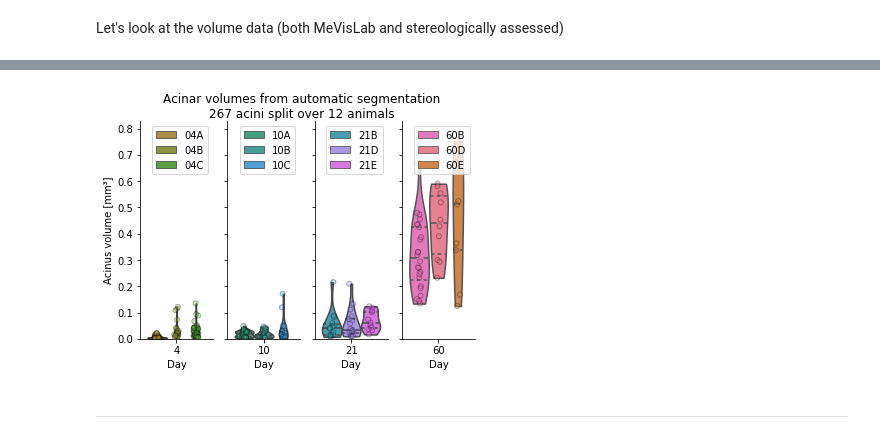
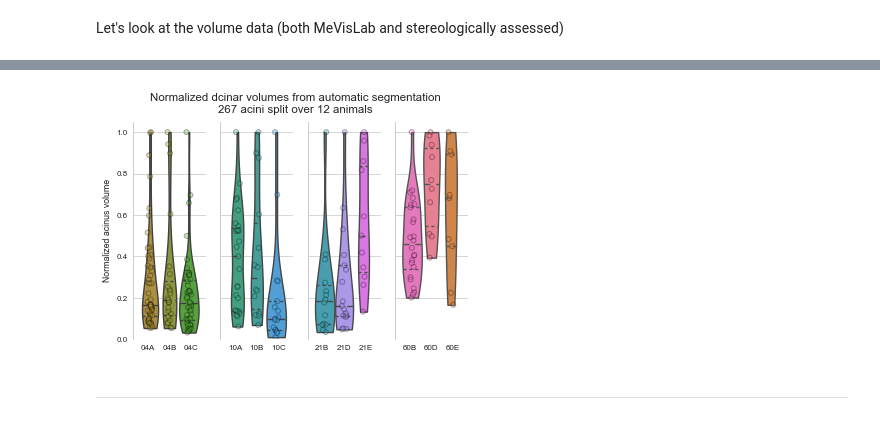
Before and after one commit to habi/acinar-analysis, a Jupyter notebook: Analysis.ipynb, the cells around one changed output, grey strips where cells are left out. Cells and saved outputs as stored; diff of their text form; code cells hidden in the pictures.

```diff
--- a/Analysis.ipynb
+++ b/Analysis.ipynb
@@ -419,6 +422,11 @@ Saved counts to Output/66a9b65/authorea_counts.csv
 # The dictionary palette setting is based on the comments in https://stackoverflow.com/q/36554075/323100
 ourcolors = seaborn.color_palette('husl', len(Data.Animal.unique()))
 ourpalette = {animal: ourcolors[c] for c, animal in enumerate(pandas.unique(Data.Animal))}
+# %%
+# Normalize the counts to the biggest count per animal
+Data['Counts_Eveline_normalized'] = numpy.nan
+for c, row in Data.iterrows():
+    Data.loc[c, 'Counts_Eveline_normalized'] = row.Counts_Eveline / numpy.nanmax(Data.loc[Data.Animal == row.Animal].Counts_Eveline)
 # %%
 # Let's look at the counts from Eveline
 for c, d in enumerate(sorted(pandas.unique(Data.Day))):
@@ -542,7 +600,7 @@ Let's look at the volume data (both MeVisLab and stereologically assessed)
 # %%
 # In the original segmentation, we also include the ductal airspace.
 # We correct for this, so we use data from Stefan and Lilian (Tschanz2014, Table 1) for a correction below.
-DuctalToAlveolar = [0.113 / 0.486,
+DuctalToAlveolar = [0.133 / 0.486,
                     0.230 / 0.880,
                     0.594 / 1.910,
                     # 0.973 / 3.956,
@@ -556,9 +614,11 @@ for c, day in enumerate(sorted(Data.Day.unique())):
     print('Mean count from Eveline: %4.2f' % cts)
     # Acinus volume (*including* Ductus...), converted  from mm^3  to um^3
     # https://encrypted.google.com/search?hl=en&q=cubic%20millimeter%20to%20cubic%20micrometer
-    vol = numpy.mean(Data.loc[Data.Day == day]['Volume_MeVisLab']) * 1e9
-    # Remove the ductal airspace, as assessed by Tschanz2014
-    vol = vol - (DuctalToAlveolar[c] * vol)
+    vol = numpy.mean(Data.loc[Data.Day == day]['Volume_Acinus_MeVisLab']) * 1e9
+    CorrectDuctal = False
+    if CorrectDuctal:
+        # Remove the ductal airspace, as assessed by Tschanz2014
+        vol = vol - (DuctalToAlveolar[c] * vol)
     print('Mean volume per acinus (MeVisLab): %0.2f um^3' % vol)
     # Acinus size
     # Volume --> Radius
@@ -634,30 +739,36 @@ Mean diameter of one alveolus: 115.77 um
+# %%
+Data['Volume_Acinus_MeVisLab_normalized'] = numpy.nan
+for c, row in Data.iterrows():
+    Data.loc[c, 'Volume_Acinus_MeVisLab_normalized'] = row.Volume_Acinus_MeVisLab / numpy.nanmax(Data.loc[Data.Animal == row.Animal].Volume_Acinus_MeVisLab)
 # %%
 for c, d in enumerate(sorted(pandas.unique(Data.Day))):
     plt.subplot(1, len(pandas.unique(Data.Day)), c + 1)
-    bxplt = seaborn.violinplot(data=Data.loc[Data.Day == d], x='Day', y='Volume_MeVisLab',
+    bxplt = seaborn.violinplot(data=Data.loc[Data.Day == d], x='Day', y='Volume_Acinus_MeVisLab_normalized',
                                hue='Animal',
                                hue_order=sorted(pandas.unique(Data.loc[Data.Day == d]['Animal'])),
                                palette=ourpalette, cut=0, inner='quartiles')
-    swrmplt = seaborn.stripplot(data=Data.loc[Data.Day == d], x='Day', y='Volume_MeVisLab', hue='Animal', jitter=True,
+    swrmplt = seaborn.stripplot(data=Data.loc[Data.Day == d], x='Day', y='Volume_Acinus_MeVisLab_normalized', hue='Animal', jitter=True,
                                 hue_order=sorted(pandas.unique(Data.loc[Data.Day == d]['Animal'])),
                                 dodge=True, linewidth=1,
-                                palette=ourpalette,
-                                edgecolor='k', alpha=0.309)
-    handles, labels = plt.gca().get_legend_handles_labels()
-    plt.ylim([0, 1.1 * Data.Volume_MeVisLab.max()])
-    bxplt.legend(handles[:len(handles) // 2], labels[:len(labels) // 2], loc='upper right')
+                                palette=ourpalette, edgecolor='k', alpha=0.309)
+#     handles, labels = plt.gca().get_legend_handles_labels()
+#     bxplt.legend(handles[:len(handles) // 2], labels[:len(labels) // 2], loc='upper right')
+    plt.legend('')
+    plt.ylim([0, 1.05])
+    plt.xlabel('')
+    plt.xticks(numpy.arange(-0.3, 0.6, 0.3), sorted(Data[Data.Day==d].Animal.unique()))
     if c:
         plt.ylabel('')
         plt.gca().set_yticklabels([])
     else:
-        plt.ylabel('Acinus volume [mm³]')
-plt.suptitle('Acinar volumes from automatic segmentation\n%s acini split over %s animals' % (len(Data),
-                                                                                             len(pandas.unique(Data.Animal))))
-seaborn.despine()
-plt.savefig(os.path.join(OutputDir, 'volumes-mevislab.png'))
+        plt.ylabel('Normalized acinus volume')
+plt.suptitle('Normalized dcinar volumes from automatic segmentation\n%s acini split over %s animals' % (len(Data),
+                                                                                                        len(pandas.unique(Data.Animal))))
+# seaborn.despine(offset=10, trim=True, bottom=True)
+plt.savefig(os.path.join(OutputDir, 'volumes-mevislab-normalized.png'))
 plt.show()
 # %% [output]
-[figure, old version]
+[figure, new version]
 # %% [markdown]
 ----
 # %% [markdown]
```
Also changed, not shown: parts of 51 cells of this notebook.
